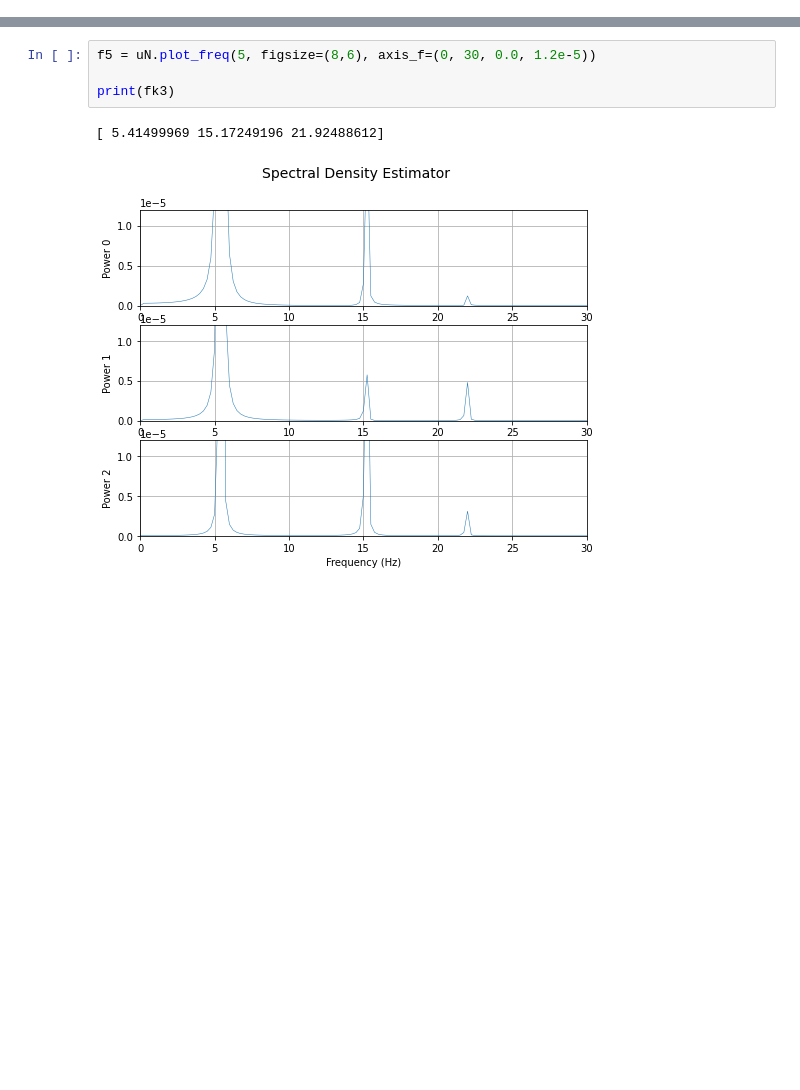
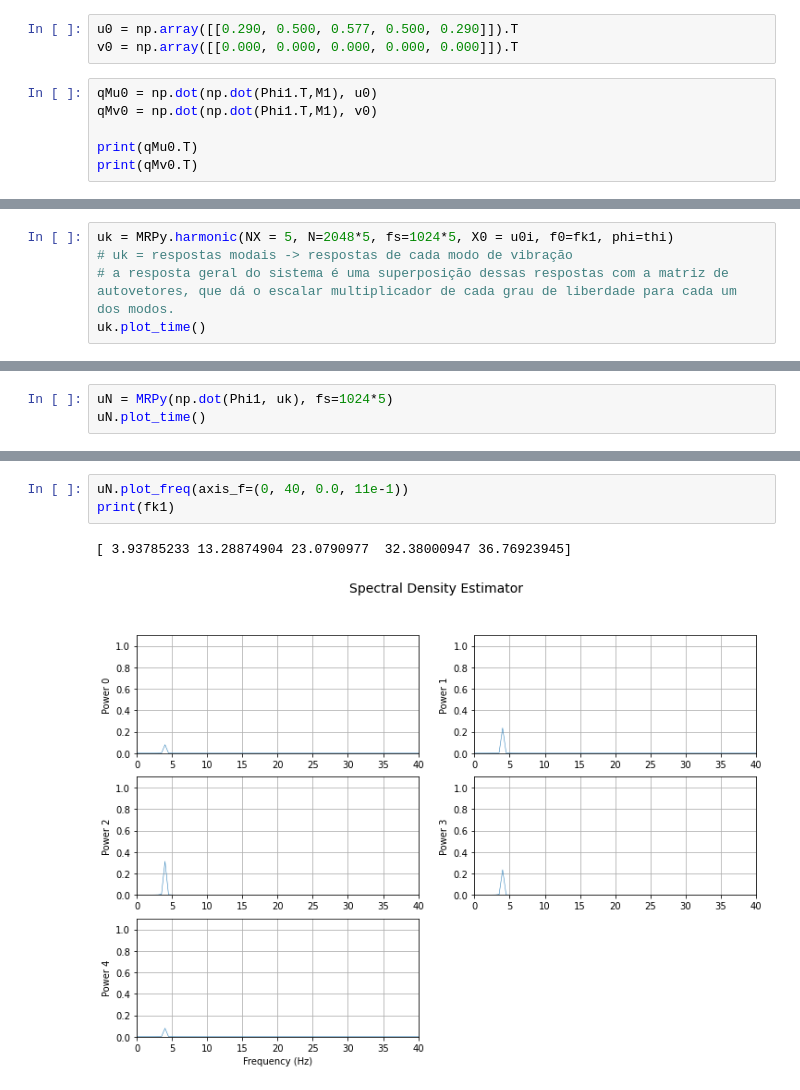
Before and after one commit to GarciaGabe/vibracoes, a Jupyter notebook: Aulas/Class_11_FreeVibrationMDOF.ipynb, the cells around one changed output, grey strips where cells are left out. Drawn from its saved outputs; the diff is of its cells as text; blank space fills up the shorter version.

```diff
--- a/Aulas/Class_11_FreeVibrationMDOF.ipynb
+++ b/Aulas/Class_11_FreeVibrationMDOF.ipynb
@@ -90,0 +36,9 @@ for k in range(3):
+# %%
+u0 = np.array([[0.290, 0.500, 0.577, 0.500, 0.290]]).T
+v0 = np.array([[0.000, 0.000, 0.000, 0.000, 0.000]]).T
+# %%
+qMu0 = np.dot(np.dot(Phi1.T,M1), u0)
+qMv0 = np.dot(np.dot(Phi1.T,M1), v0)
+
+print(qMu0.T)
+print(qMv0.T)
@@ -130,0 +76,5 @@ f4 = uN.plot_time(4, figsize=(8,6), axis_t=(0, 1, -0.04, 0.04))
+# %%
+uk = MRPy.harmonic(NX = 5, N=2048*5, fs=1024*5, X0 = u0i, f0=fk1, phi=thi)
+# uk = respostas modais -> respostas de cada modo de vibração
+# a resposta geral do sistema é uma superposição dessas respostas com a matriz de autovetores, que dá o escalar multiplicador de cada grau de liberdade para cada um dos modos.
+uk.plot_time()
@@ -130,0 +88,3 @@ f4 = uN.plot_time(4, figsize=(8,6), axis_t=(0, 1, -0.04, 0.04))
+# %%
+uN = MRPy(np.dot(Phi1, uk), fs=1024*5)
+uN.plot_time()
@@ -131,7 +98,6 @@ f4 = uN.plot_time(4, figsize=(8,6), axis_t=(0, 1, -0.04, 0.04))
 # %%
-f5 = uN.plot_freq(5, figsize=(8,6), axis_f=(0, 30, 0.0, 1.2e-5))
-
-print(fk3)
+uN.plot_freq(axis_f=(0, 40, 0.0, 11e-1))
+print(fk1)
 # %% [output]
-[ 5.41499969 15.17249196 21.92488612]
+[ 3.93785233 13.28874904 23.0790977  32.38000947 36.76923945]
-[figure, old version]
+[figure, new version]
```
Also changed, not shown: parts of 15 cells of this notebook, 5 other files.
